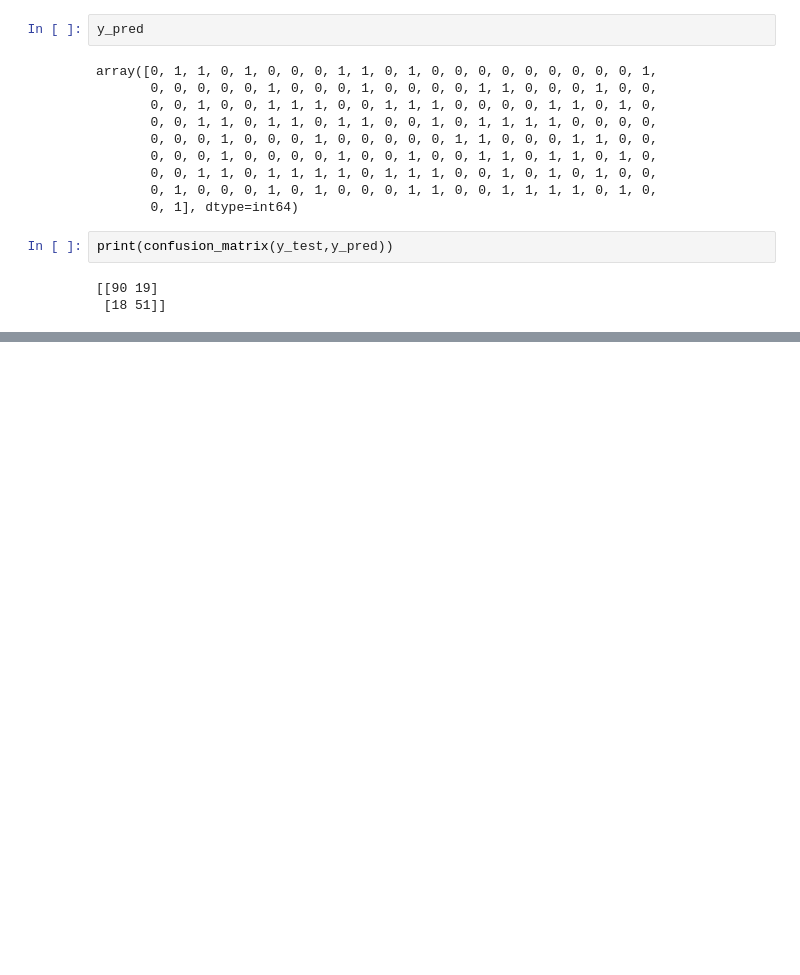
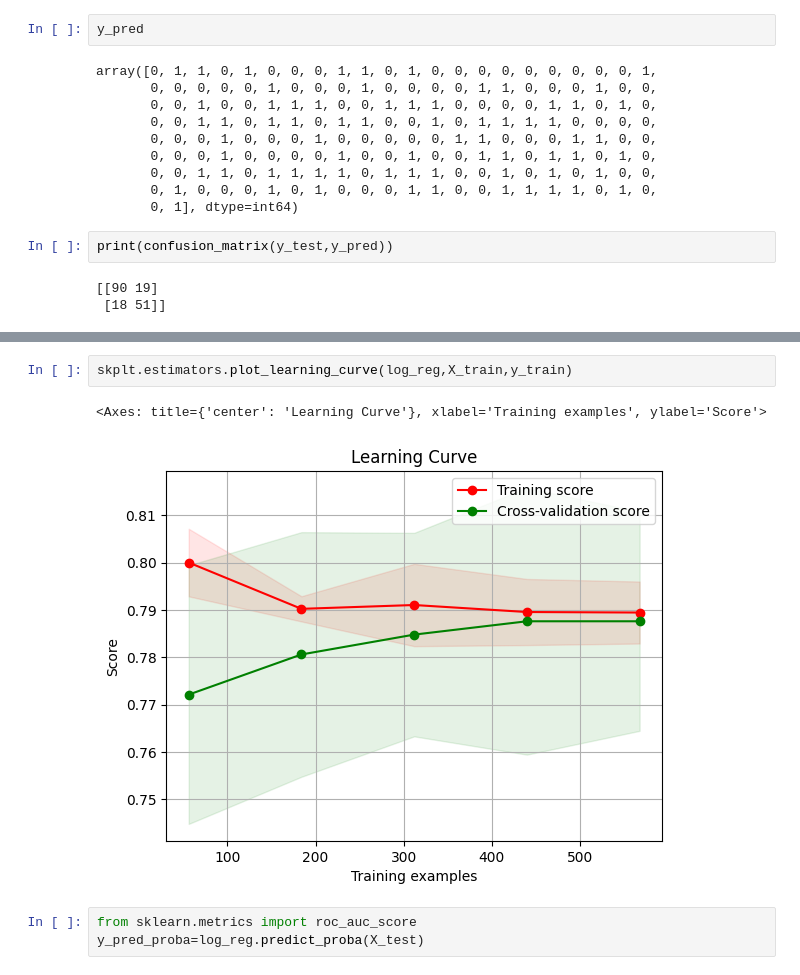
Before and after one commit to Pratyusha-Mukherjee/FSP-MachineLearning, a Jupyter notebook: day5/titanic_data.ipynb, the cells around one changed output, grey strips where cells are left out. Drawn from its saved outputs; the diff is of its cells as text; blank space fills up the shorter version.

```diff
--- a/day5/titanic_data.ipynb
+++ b/day5/titanic_data.ipynb
@@ -383,0 +409,8 @@ print(confusion_matrix(y_test,y_pred))
+# %%
+skplt.estimators.plot_learning_curve(log_reg,X_train,y_train)
+# %% [output]
+<Axes: title={'center': 'Learning Curve'}, xlabel='Training examples', ylabel='Score'>
+[figure, added]
+# %%
+from sklearn.metrics import roc_auc_score
+y_pred_proba=log_reg.predict_proba(X_test)
```
Also changed, not shown: parts of 6 cells of this notebook.
